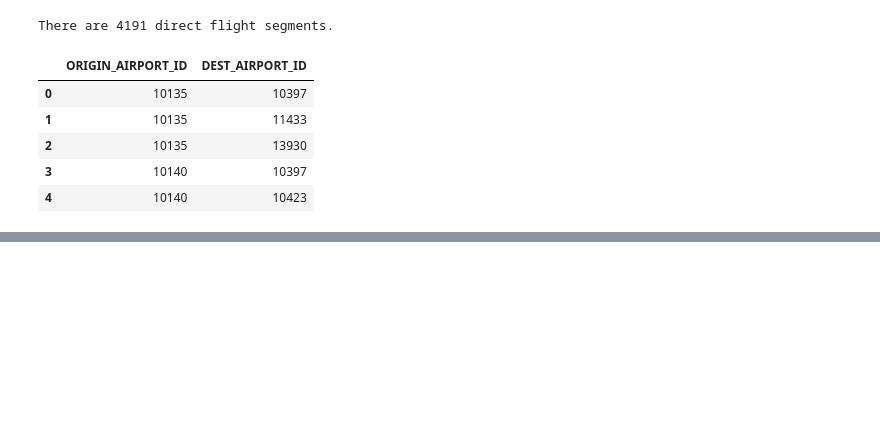
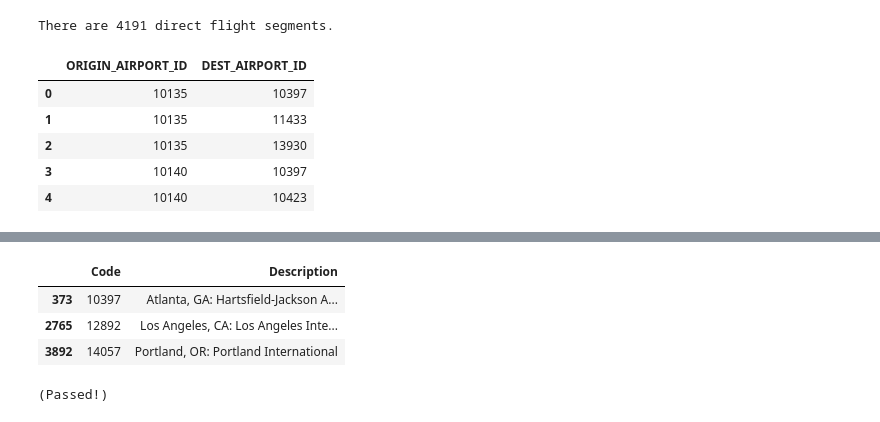
Before and after one commit to thetinahang/computing-data-analysis-review, a Jupyter notebook: Midterm2/midterm2_problem0.ipynb, the cells around one changed output, grey strips where cells are left out. Saved outputs shown, nothing was run; the diff lists cells and outputs as text; code cells hidden in the pictures; blank space fills up the shorter version.

```diff
--- a/Midterm2/midterm2_problem0.ipynb
+++ b/Midterm2/midterm2_problem0.ipynb
@@ -89,0 +143,28 @@ There are 4191 direct flight segments.
+# %%
+def get_all_descriptions(codes, airports):
+    assert type(codes) is set
+    ### BEGIN SOLUTION
+    matches = airports['Code'].apply(lambda x: x in codes)
+    return airports[matches]
+    ### END SOLUTION
+
+get_all_descriptions({10397, 12892, 14057}, airports)
+# %% [output]
+|  | Code | Description |
+| 373 | 10397 | Atlanta, GA: Hartsfield-Jackson A... |
+| 2765 | 12892 | Los Angeles, CA: Los Angeles Inte... |
+| 3892 | 14057 | Portland, OR: Portland International |
+# %%
+# Test cell: `get_all_descriptions_test`
+
+from numpy.random import choice
+offsets = choice(len(airports), size=10)
+codes = set(airports.iloc[offsets]['Code'])
+df = get_all_descriptions(codes, airports)
+assert type(df) is pd.DataFrame
+assert len(df) == len(codes)
+assert set(df['Code']) == codes
+
+print("\n(Passed!)")
+# %% [output]
+(Passed!)
```
Also changed, not shown: parts of 14 cells of this notebook.
